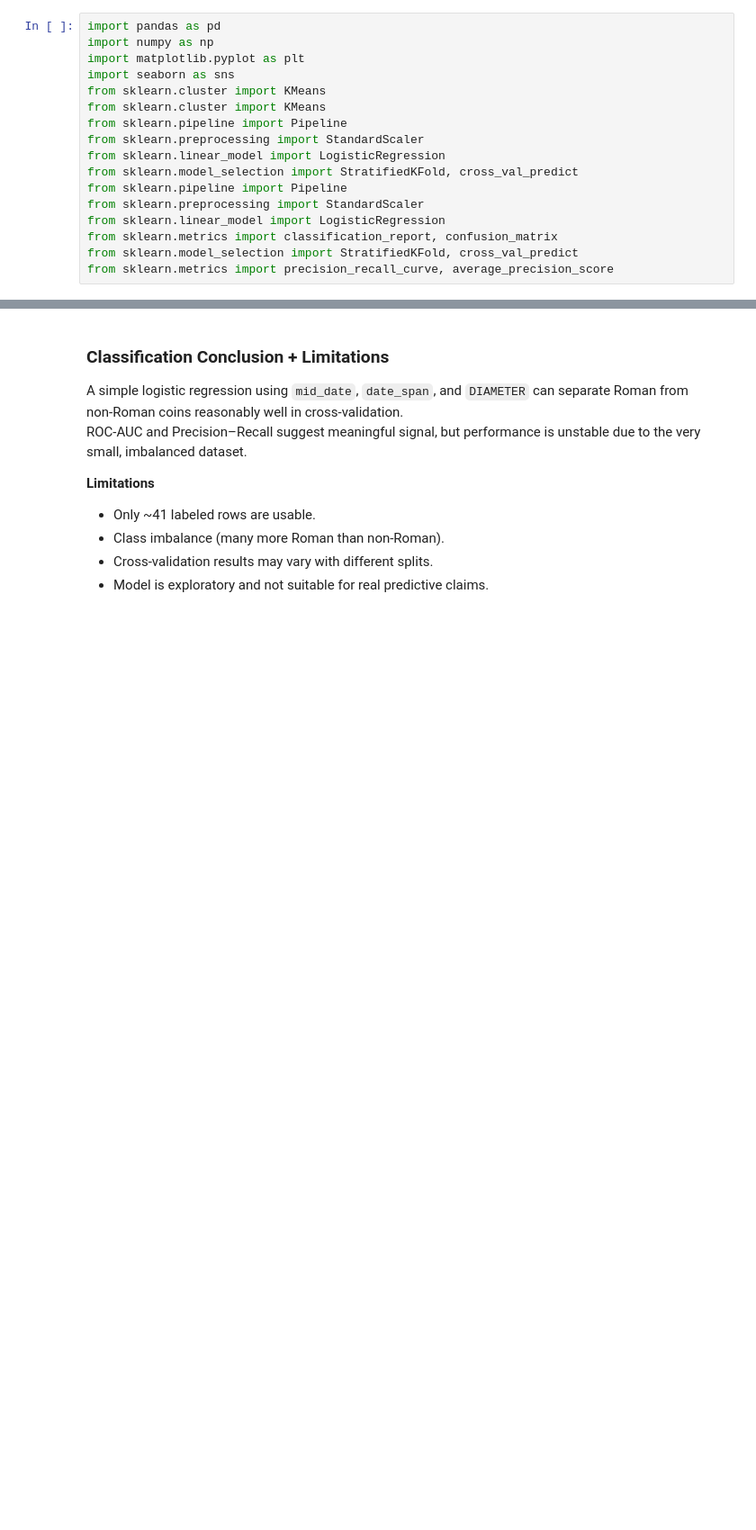
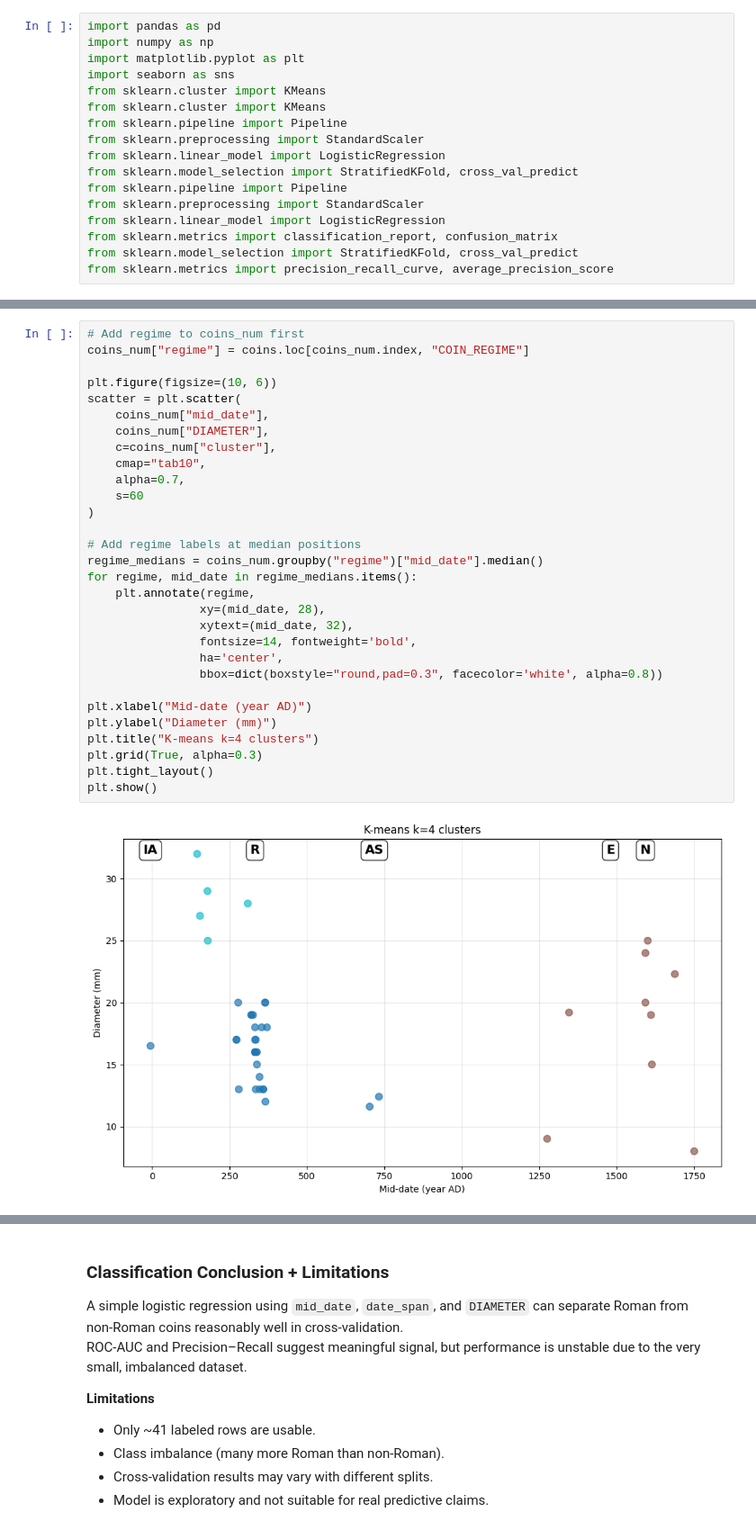
Before and after one commit to berniberniberni/ML_DHC_Conington_Coindata, a Jupyter notebook: notebooks/02_conington_clustering_kmeans.ipynb, the cells around one changed output, grey strips where cells are left out. Shown at 90% size. Drawn from its saved outputs; the diff is of its cells as text; blank space fills up the shorter version.

```diff
--- a/notebooks/02_conington_clustering_kmeans.ipynb
+++ b/notebooks/02_conington_clustering_kmeans.ipynb
@@ -304,0 +150,32 @@ Overall AP ≈ 0.899 is strong, but results are still exploratory due to small s
+# %%
+# Add regime to coins_num first
+coins_num["regime"] = coins.loc[coins_num.index, "COIN_REGIME"]
+
+plt.figure(figsize=(10, 6))
+scatter = plt.scatter(
+    coins_num["mid_date"],
+    coins_num["DIAMETER"],
+    c=coins_num["cluster"],
+    cmap="tab10",
+    alpha=0.7,
+    s=60
+)
+
+# Add regime labels at median positions
+regime_medians = coins_num.groupby("regime")["mid_date"].median()
+for regime, mid_date in regime_medians.items():
+    plt.annotate(regime,
+                xy=(mid_date, 28),
+                xytext=(mid_date, 32),
+                fontsize=14, fontweight='bold',
+                ha='center',
+                bbox=dict(boxstyle="round,pad=0.3", facecolor='white', alpha=0.8))
+
+plt.xlabel("Mid-date (year AD)")
+plt.ylabel("Diameter (mm)")
+plt.title("K-means k=4 clusters")
+plt.grid(True, alpha=0.3)
+plt.tight_layout()
+plt.show()
+# %% [output]
+[figure, added]
```
Also changed, not shown: parts of 51 cells of this notebook, 8 other files.
